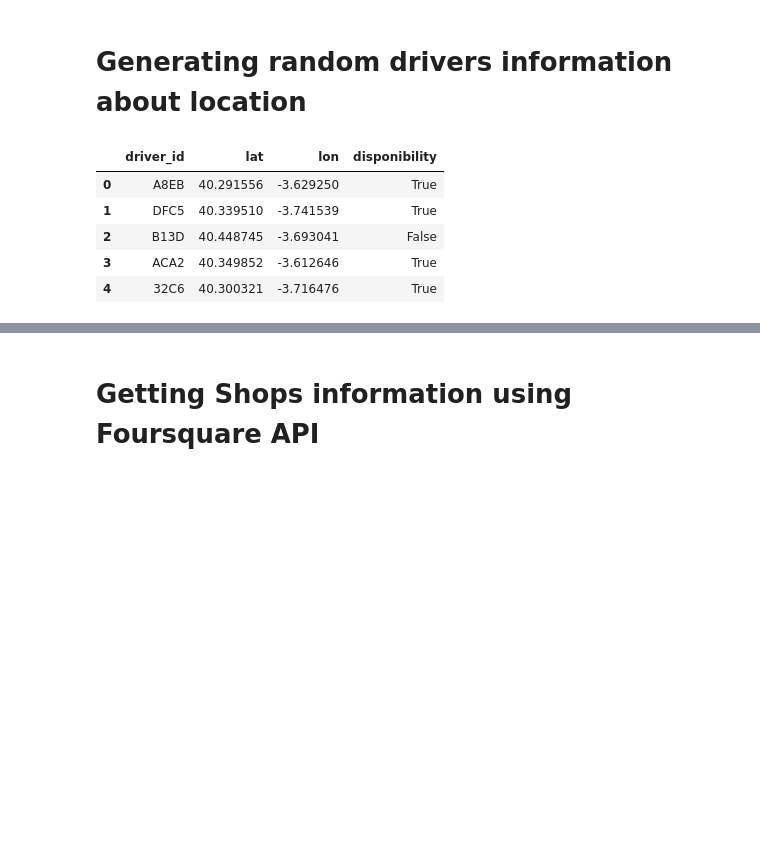
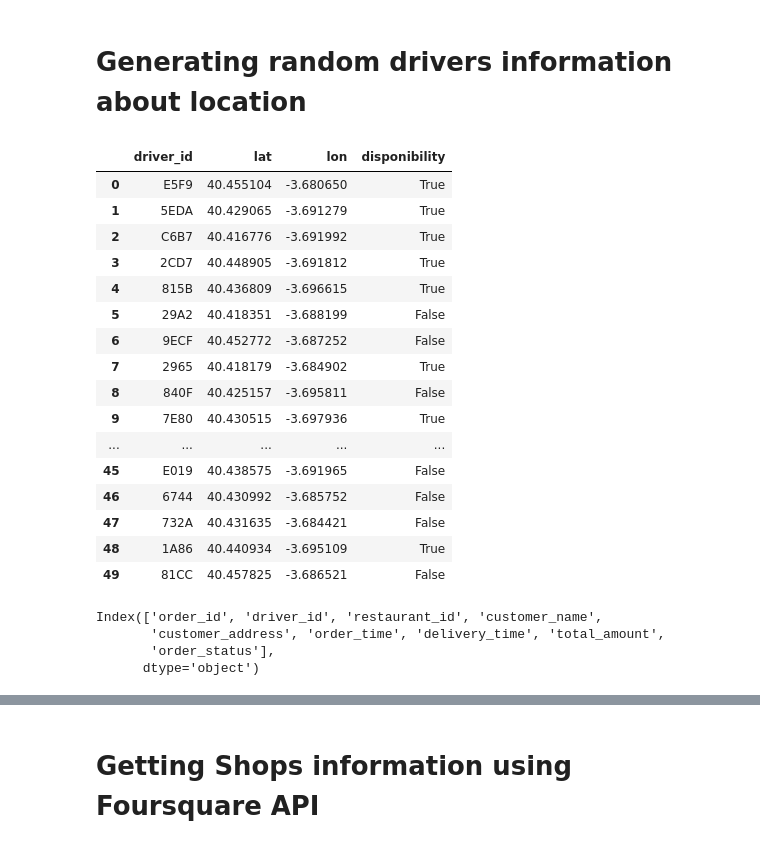
Before and after one commit to christiandda/test, a Jupyter notebook: src/notebooks/app.ipynb, the cells around one changed output, grey strips where cells are left out. Saved outputs shown, nothing was run; the diff lists cells and outputs as text; code cells hidden in the pictures; blank space fills up the shorter version.

```diff
--- a/src/notebooks/app.ipynb
+++ b/src/notebooks/app.ipynb
@@ -74,11 +74,22 @@ with open(raw_data + "/" + 'drivers_location.csv', mode='w', newline='') as file
 # read the CSV file into a DataFrame
 df_drivers = pd.read_csv(raw_data + "/" + "drivers_location.csv")
 # %%
-df_drivers.head(5)
+df_drivers.head(50)
 # %% [output]
 |  | driver_id | lat | lon | disponibility |
-| 0 | A8EB | 40.291556 | -3.629250 | True |
-| 1 | DFC5 | 40.339510 | -3.741539 | True |
-| 2 | B13D | 40.448745 | -3.693041 | False |
-| 3 | ACA2 | 40.349852 | -3.612646 | True |
-| 4 | 32C6 | 40.300321 | -3.716476 | True |
+| 0 | E5F9 | 40.455104 | -3.680650 | True |
+| 1 | 5EDA | 40.429065 | -3.691279 | True |
+| 2 | C6B7 | 40.416776 | -3.691992 | True |
+| 3 | 2CD7 | 40.448905 | -3.691812 | True |
+| 4 | 815B | 40.436809 | -3.696615 | True |
+| 5 | 29A2 | 40.418351 | -3.688199 | False |
+| 6 | 9ECF | 40.452772 | -3.687252 | False |
+| 7 | 2965 | 40.418179 | -3.684902 | True |
+| 8 | 840F | 40.425157 | -3.695811 | False |
+| 9 | 7E80 | 40.430515 | -3.697936 | True |
+| ... | ... | ... | ... | ... |
+| 45 | E019 | 40.438575 | -3.691965 | False |
+| 46 | 6744 | 40.430992 | -3.685752 | False |
+| 47 | 732A | 40.431635 | -3.684421 | False |
+| 48 | 1A86 | 40.440934 | -3.695109 | True |
+| 49 | 81CC | 40.457825 | -3.686521 | False |
@@ -84,0 +98,7 @@ df_drivers.head(5)
+# %%
+df_orders.columns
+# %% [output]
+Index(['order_id', 'driver_id', 'restaurant_id', 'customer_name',
+       'customer_address', 'order_time', 'delivery_time', 'total_amount',
+       'order_status'],
+      dtype='object')
```
Also changed, not shown: parts of 13 cells of this notebook, 6 other files.
